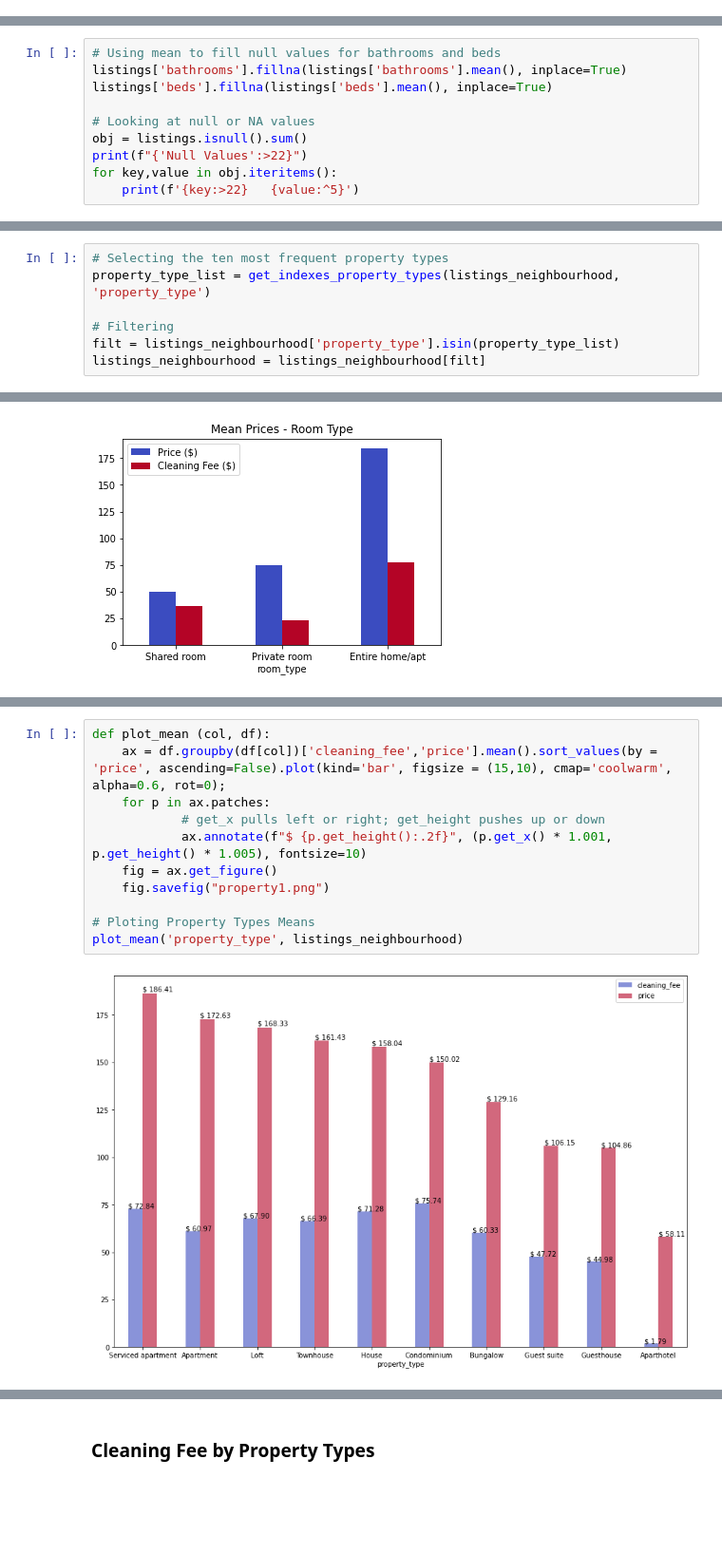
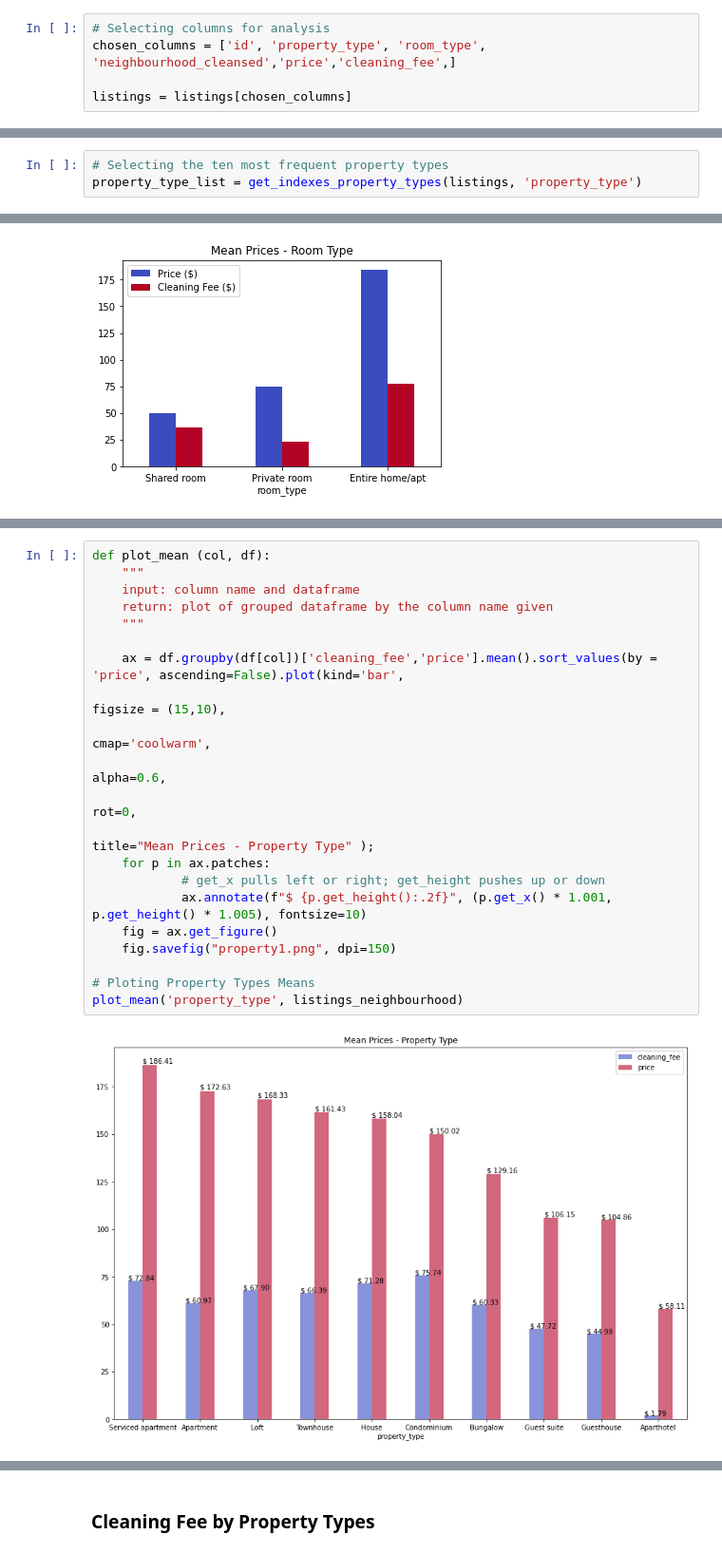
Before and after one commit to paulobueno90/AirBnB-Udacity-Project, a Jupyter notebook: seattle_airbnb.ipynb, the cells around one changed output, grey strips where cells are left out. Shown at 95% size. Saved outputs shown, nothing was run; the diff lists cells and outputs as text; blank space fills up the shorter version.

```diff
--- a/seattle_airbnb.ipynb
+++ b/seattle_airbnb.ipynb
@@ -175,0 +206,5 @@ listings['cleaning_fee'] = listings['cleaning_fee'].apply(lambda x: fix_price(x)
+# %%
+# Selecting columns for analysis
+chosen_columns = ['id', 'property_type', 'room_type', 'neighbourhood_cleansed','price','cleaning_fee',]
+
+listings = listings[chosen_columns]
@@ -201,10 +274,0 @@ neighbourhood_cleansed     0
-# %%
-# Using mean to fill null values for bathrooms and beds
-listings['bathrooms'].fillna(listings['bathrooms'].mean(), inplace=True)
-listings['beds'].fillna(listings['beds'].mean(), inplace=True)
-
-# Looking at null or NA values
-obj = listings.isnull().sum()
-print(f"{'Null Values':>22}")
-for key,value in obj.iteritems():
-    print(f'{key:>22}   {value:^5}')
@@ -274,7 +325,3 @@ plot_value ('property_type', y=10, ax=ax1, title="Total Count - Property Type")
 # %%
 # Selecting the ten most frequent property types
-property_type_list = get_indexes_property_types(listings_neighbourhood, 'property_type')
-
-# Filtering
-filt = listings_neighbourhood['property_type'].isin(property_type_list)
-listings_neighbourhood = listings_neighbourhood[filt]
+property_type_list = get_indexes_property_types(listings, 'property_type')
@@ -304,14 +363,24 @@ room_mean_price.plot(kind = 'bar', title="Mean Prices - Room Type", cmap='coolwa
 ### Property Type Mean Prices
 # %%
 def plot_mean (col, df):
-    ax = df.groupby(df[col])['cleaning_fee','price'].mean().sort_values(by = 'price', ascending=False).plot(kind='bar', figsize = (15,10), cmap='coolwarm', alpha=0.6, rot=0);
+    """
+    input: column name and dataframe
+    return: plot of grouped dataframe by the column name given
+    """
+
+    ax = df.groupby(df[col])['cleaning_fee','price'].mean().sort_values(by = 'price', ascending=False).plot(kind='bar',
+                                                                                                            figsize = (15,10),
+                                                                                                            cmap='coolwarm',
+                                                                                                            alpha=0.6,
+                                                                                                            rot=0,
+                                                                                                            title="Mean Prices - Property Type" );
     for p in ax.patches:
             # get_x pulls left or right; get_height pushes up or down
             ax.annotate(f"$ {p.get_height():.2f}", (p.get_x() * 1.001, p.get_height() * 1.005), fontsize=10)
     fig = ax.get_figure()
-    fig.savefig("property1.png")
+    fig.savefig("property1.png", dpi=150)
 
 # Ploting Property Types Means
 plot_mean('property_type', listings_neighbourhood)
 # %% [output]
-[figure, old version]
+[figure, new version]
```
Also changed, not shown: parts of 42 cells of this notebook.
